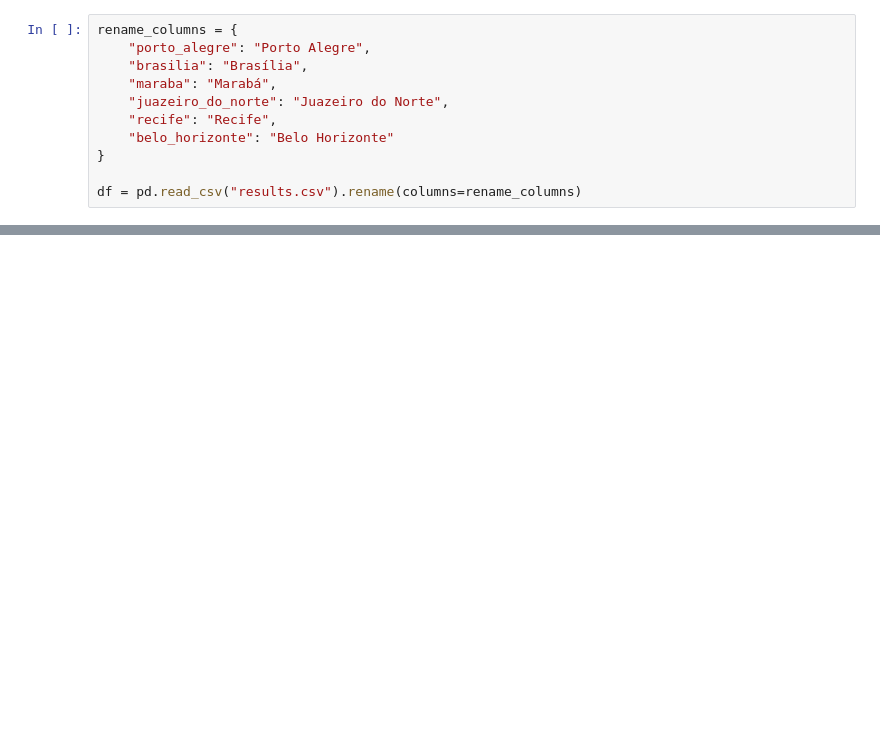
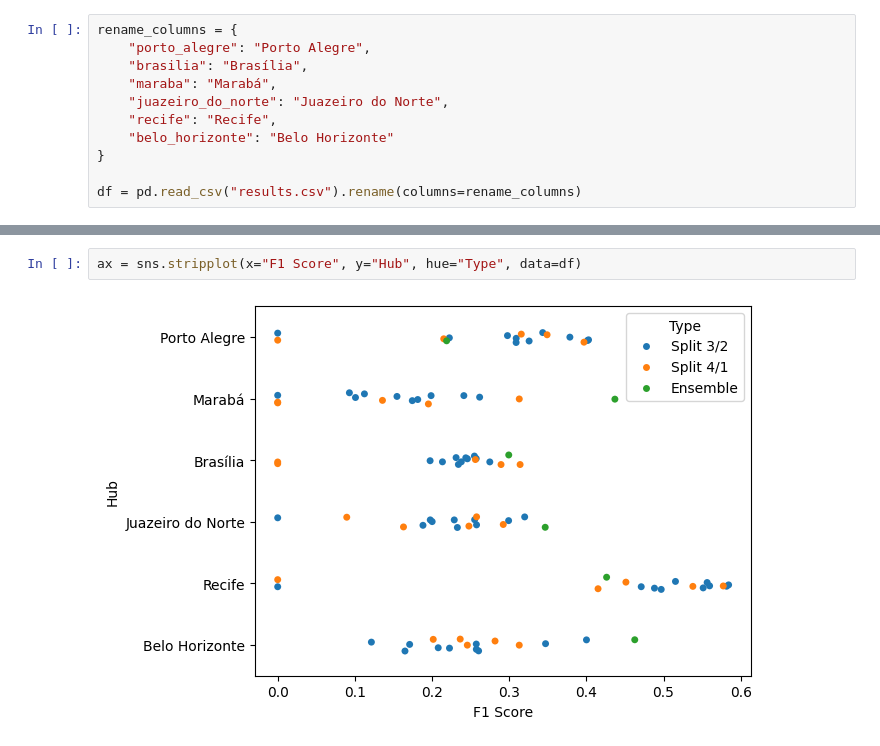
Before and after one commit to CaioRhoden/xai-nui-classification, a Jupyter notebook: notebooks/dataviz/generate_poster_graphs.ipynb, the cells around one changed output, grey strips where cells are left out. Cells and saved outputs as stored; diff of their text form; blank space fills up the shorter version.

Commit message:
adding graphs

```diff
--- a/notebooks/dataviz/generate_poster_graphs.ipynb
+++ b/notebooks/dataviz/generate_poster_graphs.ipynb
@@ -41,0 +58,4 @@ df
+# %%
+ax = sns.stripplot(x="F1 Score", y="Hub", hue="Type", data=df)
+# %% [output]
+[figure, added]
```
Also changed, not shown: parts of 6 cells of this notebook.
